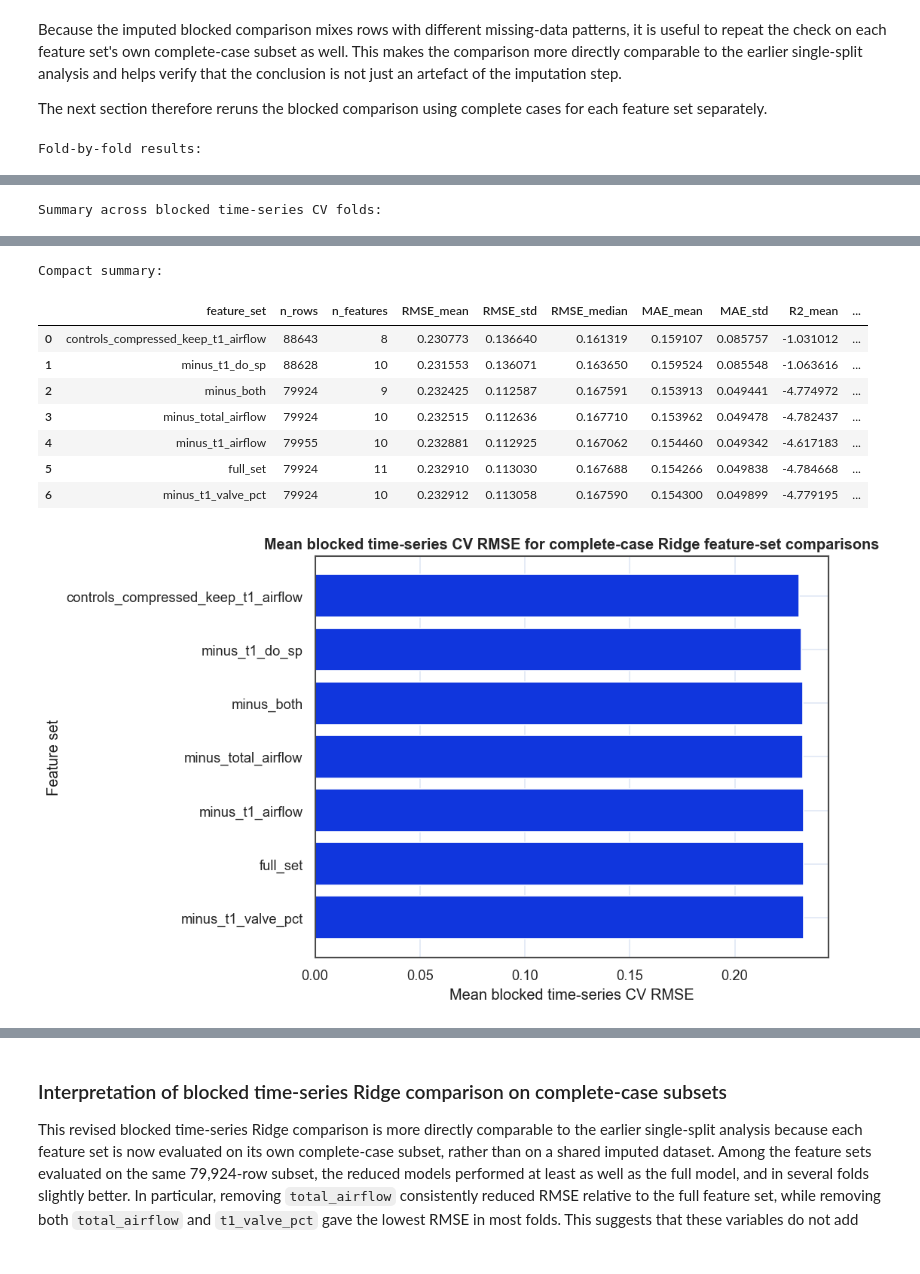
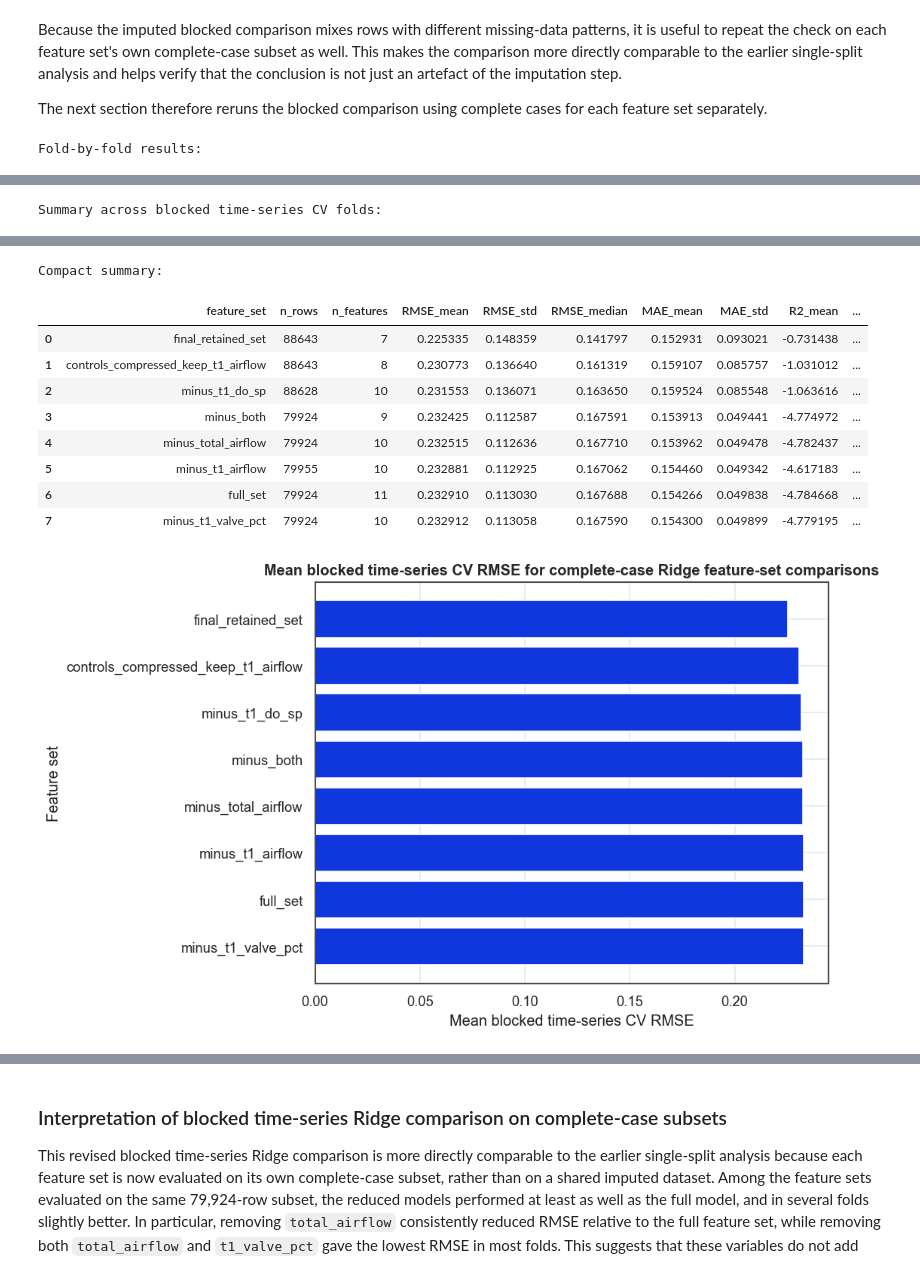
Before and after one commit to tom-mcarthur03/EDS_Design_Project, a Jupyter notebook: notebooks/feature_selection_complete.ipynb, the cells around one changed output, grey strips where cells are left out. Cells and saved outputs as stored; diff of their text form; code cells hidden in the pictures.

```diff
--- a/notebooks/feature_selection_complete.ipynb
+++ b/notebooks/feature_selection_complete.ipynb
@@ -523,13 +551,17 @@ feature_sets = {
         "t1_nh4", "t1_no3", "t1_do", "t1_airflow", "t1_temp",
         "total_airflow", "t1_do_sp", "t1_ss", "t1_po4", "inflow"
     ],
+     "Without t1_ss": [
+        "t1_nh4", "t1_valve_pct", "t1_no3", "t1_do", "t1_airflow", "t1_temp",
+        "total_airflow", "t1_do_sp", "t1_po4", "inflow"
+    ],
     "Without total_airflow and t1_valve_pct": [
         "t1_nh4", "t1_no3", "t1_do", "t1_airflow", "t1_temp",
         "t1_do_sp", "t1_ss", "t1_po4", "inflow"
     ],
     "Final retained set": [
         "t1_nh4", "t1_no3", "t1_airflow", "t1_temp",
-        "t1_ss", "t1_po4", "inflow"
+        "t1_po4", "inflow"
     ],
 }
 
@@ -816,6 +849,11 @@ feature_sets = {
     "controls_compressed_keep_t1_airflow": [
         "t1_nh4", "t1_no3", "t1_do", "t1_airflow", "t1_temp",
         "t1_ss", "t1_po4", "inflow"
+    ],
+
+    "final_retained_set": [
+        "t1_nh4", "t1_no3", "t1_do", "t1_airflow", "t1_temp",
+        "t1_po4", "inflow"
     ]
 }
 
@@ -965,10 +1004,11 @@ Summary across blocked time-series CV folds:
 Compact summary:
 |  | feature_set | n_rows | n_features | RMSE_mean | RMSE_std | RMSE_median | MAE_mean | MAE_std | R2_mean | ... |
-| 0 | controls_compressed_keep_t1_airflow | 88643 | 8 | 0.230773 | 0.136640 | 0.161319 | 0.159107 | 0.085757 | -1.031012 | ... |
-| 1 | minus_t1_do_sp | 88628 | 10 | 0.231553 | 0.136071 | 0.163650 | 0.159524 | 0.085548 | -1.063616 | ... |
-| 2 | minus_both | 79924 | 9 | 0.232425 | 0.112587 | 0.167591 | 0.153913 | 0.049441 | -4.774972 | ... |
-| 3 | minus_total_airflow | 79924 | 10 | 0.232515 | 0.112636 | 0.167710 | 0.153962 | 0.049478 | -4.782437 | ... |
-| 4 | minus_t1_airflow | 79955 | 10 | 0.232881 | 0.112925 | 0.167062 | 0.154460 | 0.049342 | -4.617183 | ... |
-| 5 | full_set | 79924 | 11 | 0.232910 | 0.113030 | 0.167688 | 0.154266 | 0.049838 | -4.784668 | ... |
-| 6 | minus_t1_valve_pct | 79924 | 10 | 0.232912 | 0.113058 | 0.167590 | 0.154300 | 0.049899 | -4.779195 | ... |
+| 0 | final_retained_set | 88643 | 7 | 0.225335 | 0.148359 | 0.141797 | 0.152931 | 0.093021 | -0.731438 | ... |
+| 1 | controls_compressed_keep_t1_airflow | 88643 | 8 | 0.230773 | 0.136640 | 0.161319 | 0.159107 | 0.085757 | -1.031012 | ... |
+| 2 | minus_t1_do_sp | 88628 | 10 | 0.231553 | 0.136071 | 0.163650 | 0.159524 | 0.085548 | -1.063616 | ... |
+| 3 | minus_both | 79924 | 9 | 0.232425 | 0.112587 | 0.167591 | 0.153913 | 0.049441 | -4.774972 | ... |
+| 4 | minus_total_airflow | 79924 | 10 | 0.232515 | 0.112636 | 0.167710 | 0.153962 | 0.049478 | -4.782437 | ... |
+| 5 | minus_t1_airflow | 79955 | 10 | 0.232881 | 0.112925 | 0.167062 | 0.154460 | 0.049342 | -4.617183 | ... |
+| 6 | full_set | 79924 | 11 | 0.232910 | 0.113030 | 0.167688 | 0.154266 | 0.049838 | -4.784668 | ... |
+| 7 | minus_t1_valve_pct | 79924 | 10 | 0.232912 | 0.113058 | 0.167590 | 0.154300 | 0.049899 | -4.779195 | ... |
-[figure, old version]
+[figure, new version]
```
Also changed, not shown: parts of 8 cells of this notebook.
